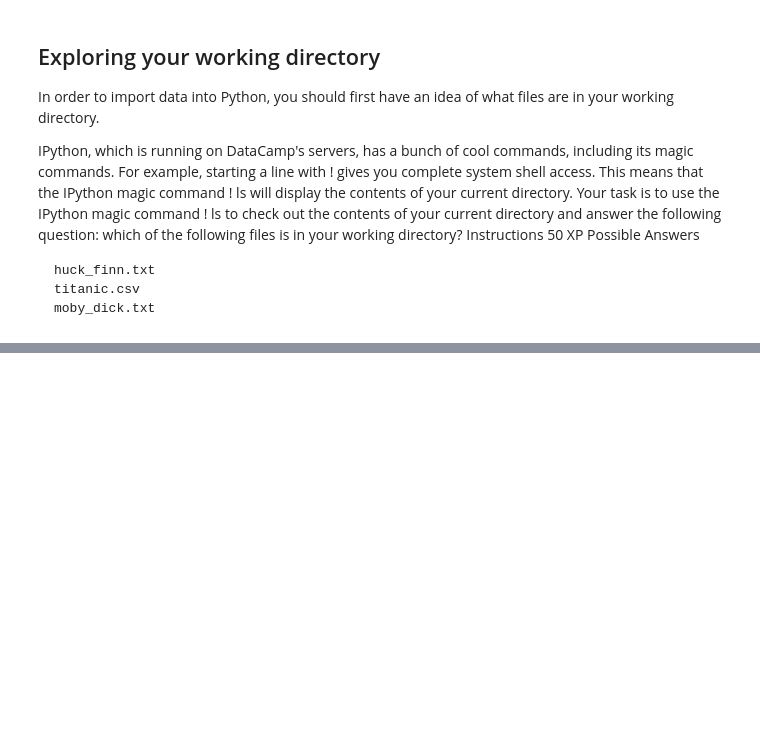
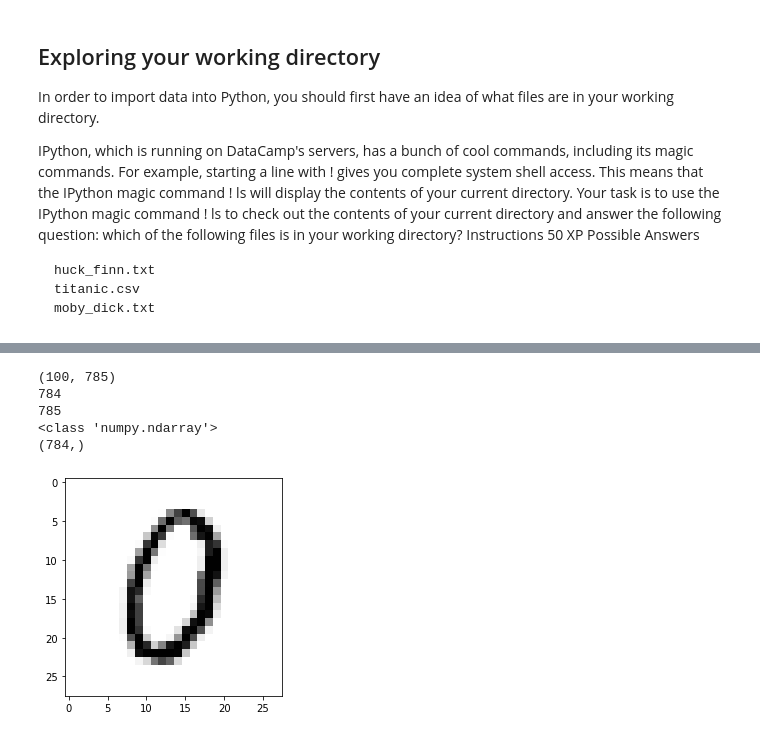
Before and after one commit to johnhhu2020/DataCamp-Data-Scientist-with-Python-Track, a Jupyter notebook: DataCamp Introduction to Importing Data in Python.ipynb, the cells around one changed output, grey strips where cells are left out. Saved outputs shown, nothing was run; the diff lists cells and outputs as text; code cells hidden in the pictures; blank space fills up the shorter version.

```diff
--- a/DataCamp Introduction to Importing Data in Python.ipynb
+++ b/DataCamp Introduction to Importing Data in Python.ipynb
@@ -214,0 +443,28 @@ Instructions
+# %%
+import numpy as np
+
+file = np.loadtxt('mnist_kaggle_some_rows.csv', delimiter=',')
+print(file.shape)
+print(28*28)
+print(len(file[3, :]))
+print(type(file))
+
+
+
+selected = file[5, 1:]
+print(selected.shape)
+
+
+#####################################################################################################################
+selected_sq = np.reshape(selected, (28, 28))
+
+#####################################################################################################################
+plt.imshow(selected_sq, cmap='Greys', interpolation='nearest')
+plt.show()
+# %% [output]
+(100, 785)
+784
+785
+<class 'numpy.ndarray'>
+(784,)
+[figure, added]
```
Also changed, not shown: parts of 21 cells of this notebook.
